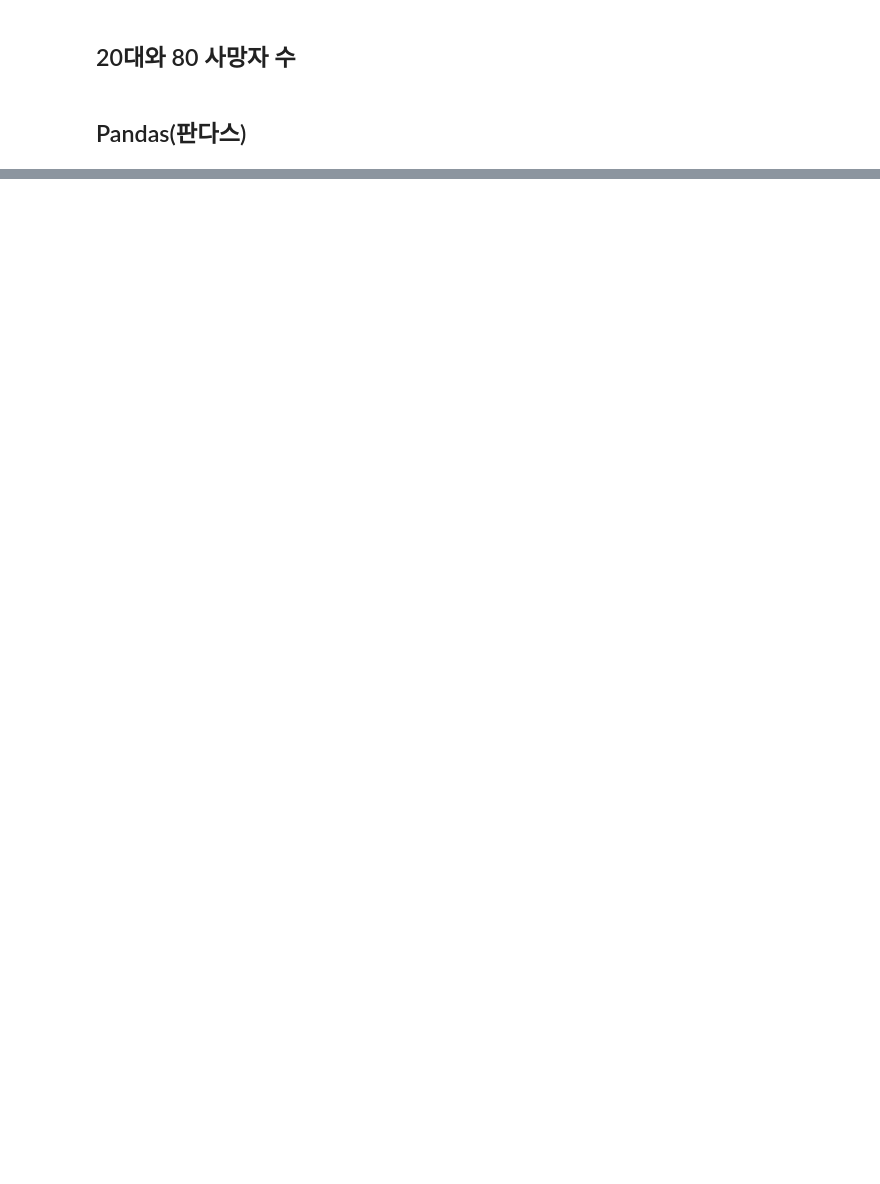
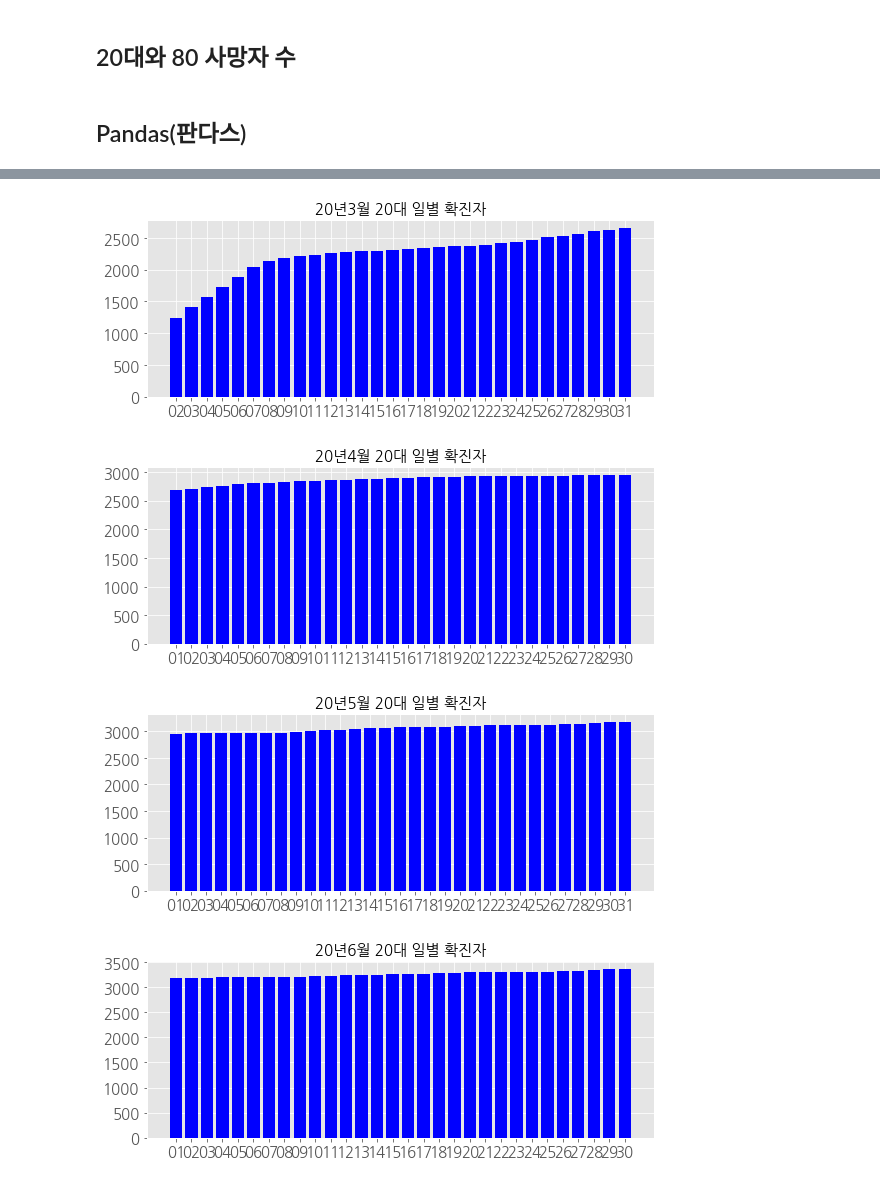
Before and after one commit to zoohoney/Python-Doing, a Jupyter notebook: CORONA-infographic.ipynb, the cells around one changed output, grey strips where cells are left out. Cells and saved outputs as stored; diff of their text form; code cells hidden in the pictures; blank space fills up the shorter version.

```diff
--- a/CORONA-infographic.ipynb
+++ b/CORONA-infographic.ipynb
@@ -264,0 +328,46 @@ df.shape
+# %%
+month_date_date=[]
+
+date =[]
+
+for num in df_date_033.date.str.split('-').str[2]:
+    date.append(num)
+month_date_date.append(date)
+date =[]
+for num in df_date_044.date.str.split('-').str[2]:
+    date.append(num)
+month_date_date.append(date)
+date =[]
+for num in df_date_055.date.str.split('-').str[2]:
+    date.append(num)
+month_date_date.append(date)
+date =[]
+for num in df_date_066.date.str.split('-').str[2]:
+    date.append(num)
+month_date_date.append(date)
+# %%
+import matplotlib.pyplot as plt
+
+#color_list=['r','g','b','c','m','y','k'] # 칼라 리스트
+
+for i in range(1,5):
+    plt.figure(figsize= (20,15))
+    plt.style.use('ggplot')      # 격자 무늬 스타일 지정
+
+    # 확진자 시각화
+    plt.subplot(4,2,2*i-1)
+    title='20년'+str(i+2)+"월 20대 일별 확진자"
+    plt.title(title,fontsize=15)
+    plt.xticks( fontsize=15)
+    plt.yticks( fontsize=15)
+    for j in range(len(month_date_date[i-1])):
+        plt.bar(month_date_date[i-1][j],month_date_confirmed[i-1][j],color='b')
+    plt.rc('legend', fontsize=20) # 라벨 사이즈
+    #plt.legend()
+
+plt.show()
+# %% [output]
+[figure, added]
+[figure, added]
+[figure, added]
+[figure, added]
```
Also changed, not shown: parts of 33 cells of this notebook.
